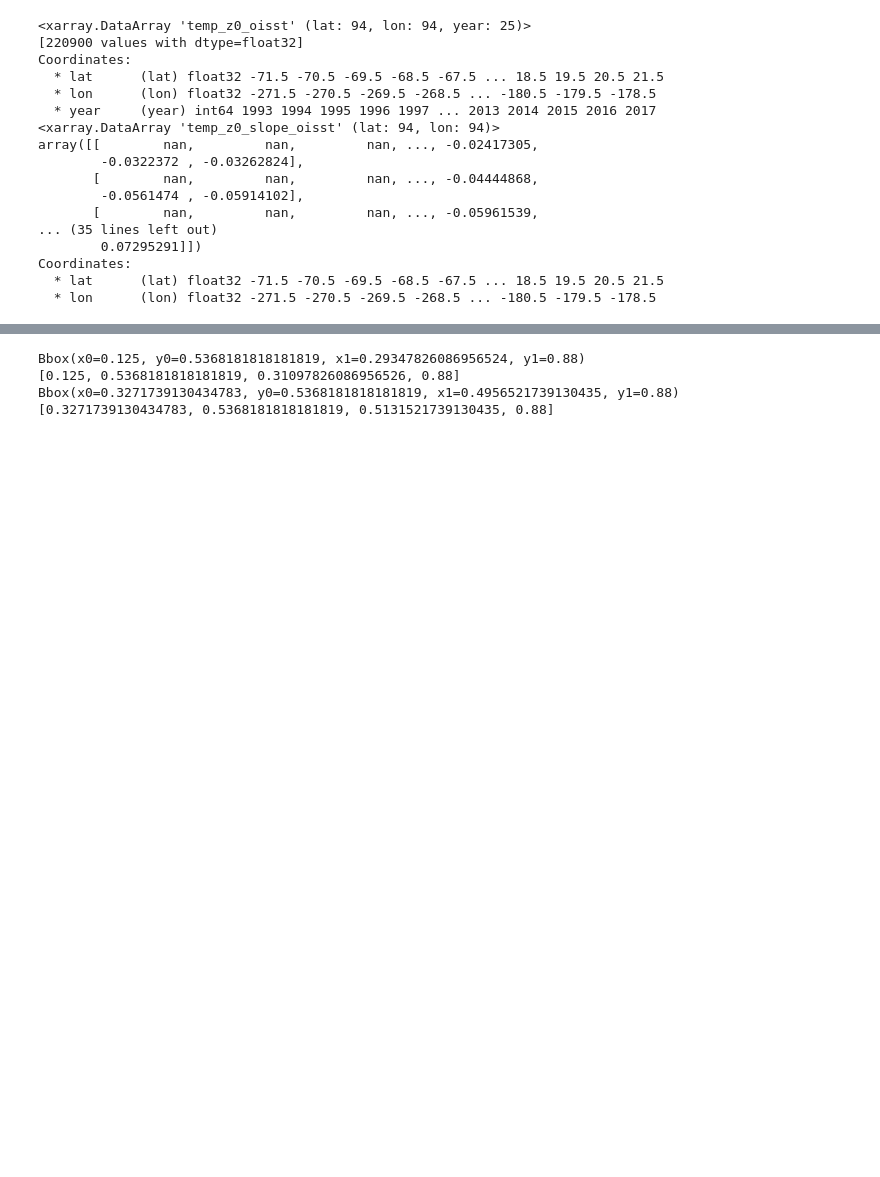
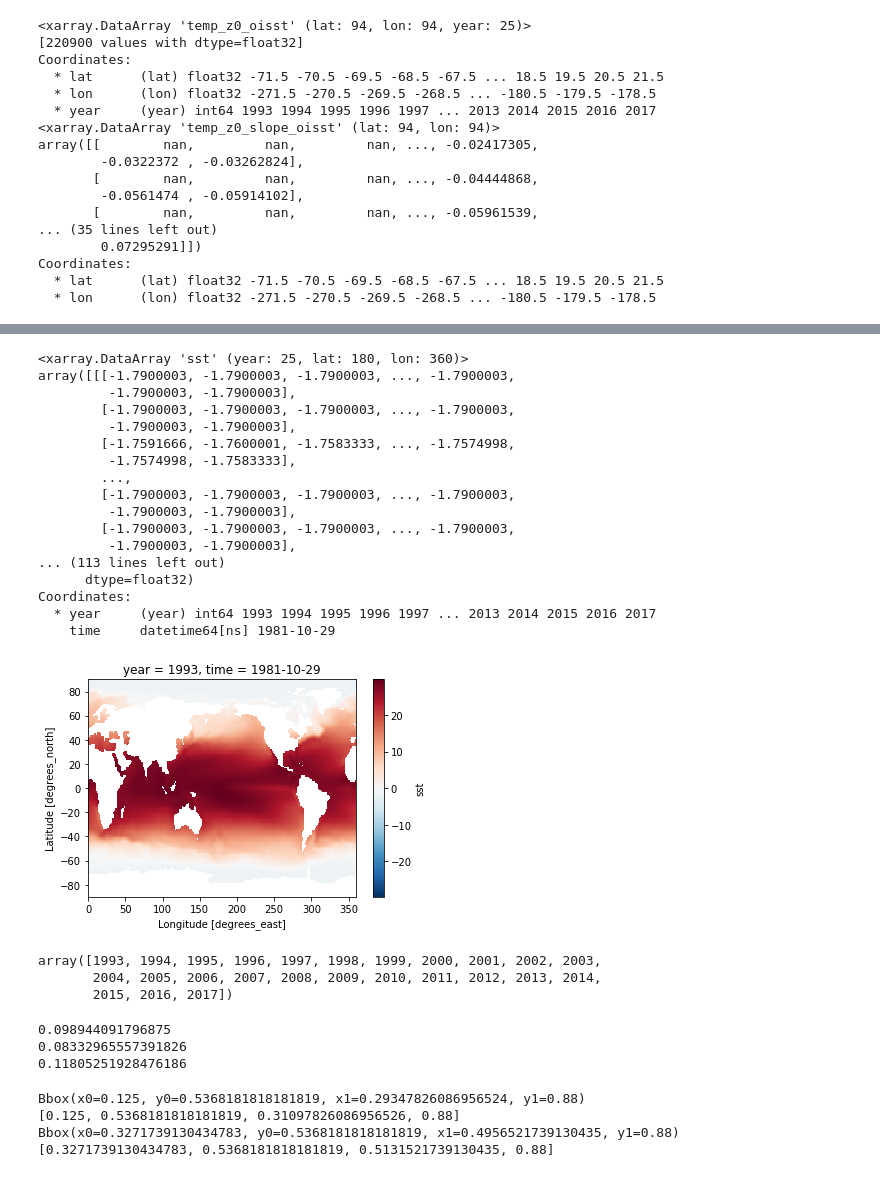
Before and after one commit to ERDuran/Australian-waters-diagnostics, a Jupyter notebook: scripts/p56_plot_SST_relative_to_globalmean.ipynb, the cells around one changed output, grey strips where cells are left out. Cells and saved outputs as stored; diff of their text form; code cells hidden in the pictures; blank space fills up the shorter version.

Commit message:
trend relative to global trend for ocean meeting

```diff
--- a/scripts/p56_plot_SST_relative_to_globalmean.ipynb
+++ b/scripts/p56_plot_SST_relative_to_globalmean.ipynb
@@ -111,3 +282,64 @@ Coordinates:
+# %%
+sst = xr.open_dataset('/g/data/e14/erd561/NOAA_OI_SST_V2/' + 'sst.mnmean.nc').\
+                sst.\
+                groupby('time.year').\
+                mean('time', skipna=True).\
+                sel(year=slice(1993,2017))
+print(sst)
+
+mask = xr.open_dataset('/g/data/e14/erd561/NOAA_OI_SST_V2/' + 'lsmask.nc').\
+                mask
+sst = sst.where(mask==1, np.nan)
+print(sst)
+
+sst = sst.mean('lon').mean('lat')
+print(sst)
+
+sst = sst.squeeze()
+print(sst)
+# %% [output]
+<xarray.DataArray 'sst' (year: 25, lat: 180, lon: 360)>
+array([[[-1.7900003, -1.7900003, -1.7900003, ..., -1.7900003,
+         -1.7900003, -1.7900003],
+        [-1.7900003, -1.7900003, -1.7900003, ..., -1.7900003,
+         -1.7900003, -1.7900003],
+        [-1.7591666, -1.7600001, -1.7583333, ..., -1.7574998,
+         -1.7574998, -1.7583333],
+        ...,
+        [-1.7900003, -1.7900003, -1.7900003, ..., -1.7900003,
+         -1.7900003, -1.7900003],
+        [-1.7900003, -1.7900003, -1.7900003, ..., -1.7900003,
+         -1.7900003, -1.7900003],
+... (113 lines left out)
+      dtype=float32)
+Coordinates:
+  * year     (year) int64 1993 1994 1995 1996 1997 ... 2013 2014 2015 2016 2017
+    time     datetime64[ns] 1981-10-29
+[figure, added]
+# %%
+year
+# %% [output]
+array([1993, 1994, 1995, 1996, 1997, 1998, 1999, 2000, 2001, 2002, 2003,
+       2004, 2005, 2006, 2007, 2008, 2009, 2010, 2011, 2012, 2013, 2014,
+       2015, 2016, 2017])
+# %%
+temp_z0_1_slope_mod_global, _, _, _, _ = stats.linregress(year, temp_z0_1_mod_global)
+temp_z0_025_slope_mod_global, _, _, _, _ = stats.linregress(year, temp_z0_025_mod_global)
+# temp_z0_01_slope_mod_global, _, _, _, _ = stats.linregress(year, temp_z0_01_mod_global)
+
+temp_z0_slope_oisst_global, _, _, _, _ = stats.linregress(year, sst)
+
+temp_z0_1_slope_mod_global = temp_z0_1_slope_mod_global*10
+temp_z0_025_slope_mod_global = temp_z0_025_slope_mod_global*10
+temp_z0_slope_oisst_global = temp_z0_slope_oisst_global*10
+
+print(temp_z0_1_slope_mod_global)
+print(temp_z0_025_slope_mod_global)
+print(temp_z0_slope_oisst_global)
+# %% [output]
+0.098944091796875
+0.08332965557391826
+0.11805251928476186
 # %%
 def bbox(pos):
     return matplotlib.transforms.Bbox(np.array([[pos[0],pos[1]],[pos[2],pos[3]]]))
```
Also changed, not shown: parts of 5 cells of this notebook.
